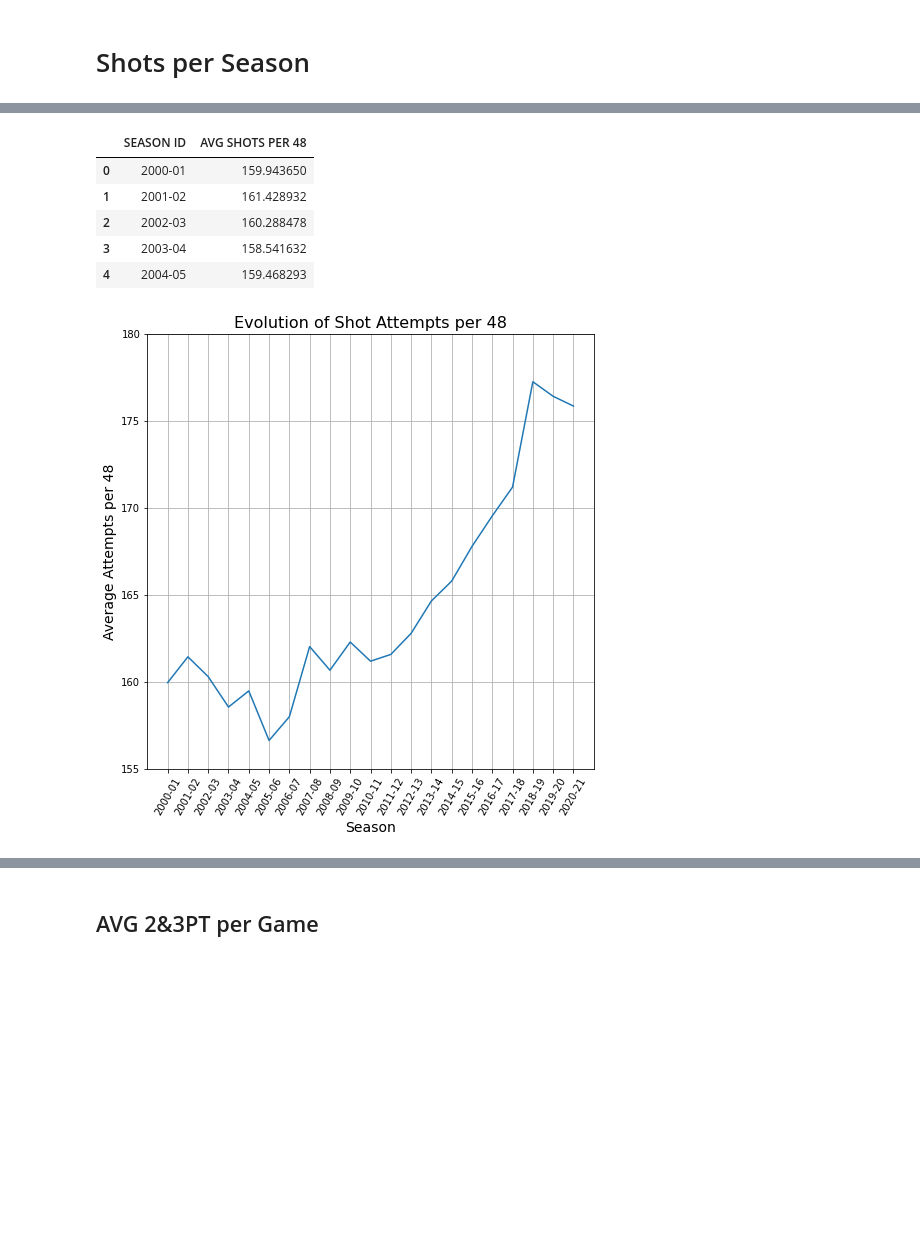
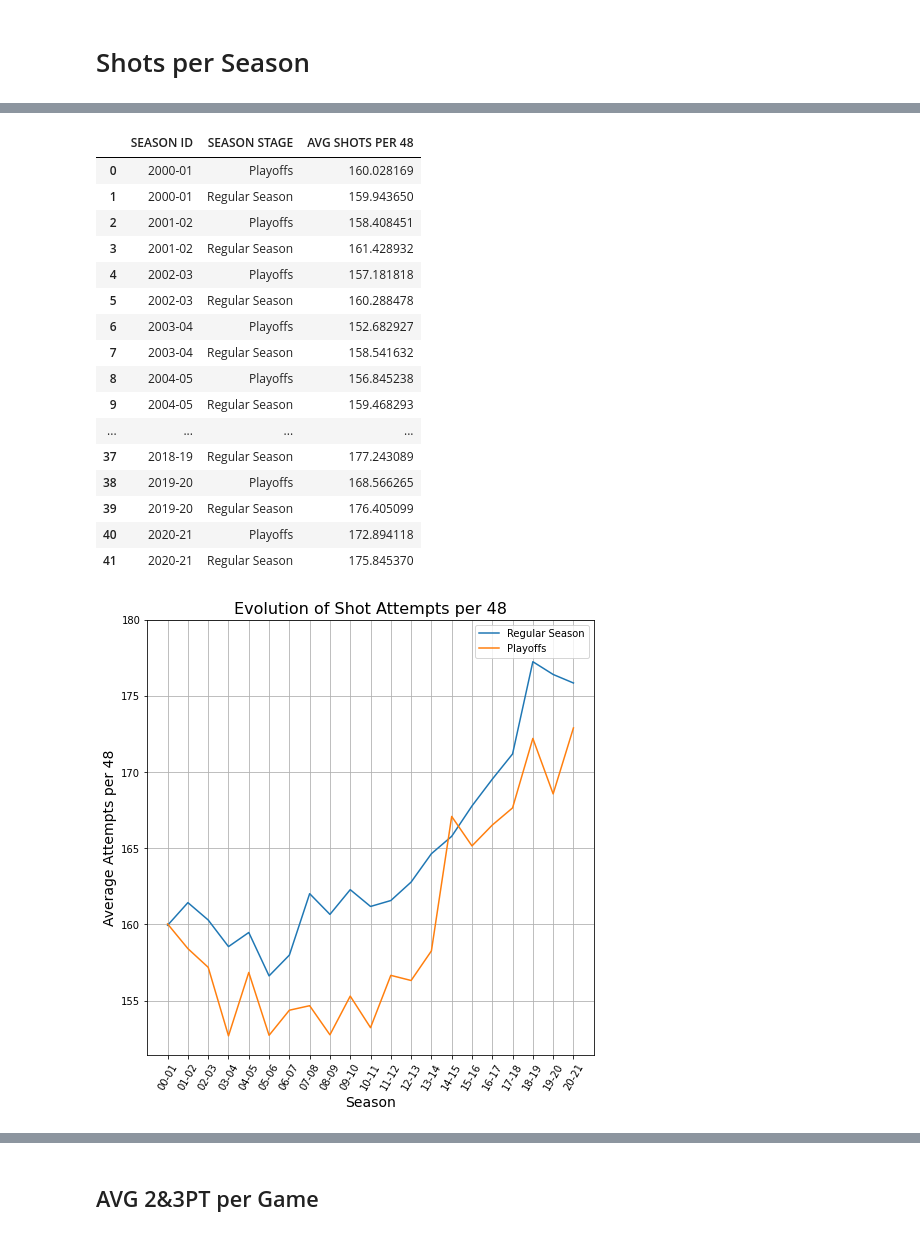
Before and after one commit to kmcsquared/TFM, a Jupyter notebook: shots.ipynb, the cells around one changed output, grey strips where cells are left out. Cells and saved outputs as stored; diff of their text form; code cells hidden in the pictures; blank space fills up the shorter version.

```diff
--- a/shots.ipynb
+++ b/shots.ipynb
@@ -95,5 +99,5 @@ import numpy as np
 # %%
 # Load all shots
-all_shots = pd.read_csv('./Data/Shots/all_shots_regular_seasons.csv', index_col=0)
+all_shots = pd.read_csv('./Data/Shots/all_shots.csv', index_col=0)
 all_shots
 # %% [output]
@@ -183,10 +213,10 @@ shots_per_48 = all_shots[all_shots['PERIOD'] <= 4]
 # Count number of 2&3PT shots in each game
 shots_per_48 = shots_per_48.groupby(['GAME ID', 'SHOT TYPE']).size().reset_index(name='COUNT')
 
-# Add season column
-shots_per_48 = shots_per_48.merge(all_shots[['SEASON ID', 'GAME ID']], on='GAME ID')
+# Add season columns
+shots_per_48 = shots_per_48.merge(all_shots[['SEASON ID', 'SEASON STAGE', 'GAME ID']], on='GAME ID')
 # Remove duplicates
 shots_per_48 = shots_per_48.drop_duplicates().reset_index(drop=True)
 
-shots_per_48.head()
+shots_per_48
 # %% [output]
@@ -199,31 +236,56 @@ shots_per_48.head()
 # %%
-# GOAL: Get average amount of shots per game (game speed?)
+# GOAL: Get average amount of shots per game
 
 # Sum number of shots in each game
-sum_shots_per_48 = shots_per_48.groupby(['GAME ID', 'SEASON ID']).sum().reset_index().drop(['SHOT TYPE'], axis=1)
+sum_shots_per_48 = shots_per_48.groupby(['GAME ID', 'SEASON ID', 'SEASON STAGE']).sum().reset_index().drop('SHOT TYPE', axis=1)
+
 # Calculate average number of shots per game for each season
-avg_shots_per_48 = sum_shots_per_48.groupby(['SEASON ID']).mean().reset_index().drop(['GAME ID'], axis=1).rename(columns={'COUNT': 'AVG SHOTS PER 48'})
+avg_shots_per_48 = sum_shots_per_48.groupby(['SEASON ID', 'SEASON STAGE']).mean().reset_index().drop(['GAME ID'], axis=1)
+avg_shots_per_48.rename(
+    columns={'COUNT': 'AVG SHOTS PER 48'},
+    inplace=True)
 
-plt.figure(figsize=(8,8))
-plt.title('Evolution of Shot Attempts per 48', fontsize=16)
-plt.xlabel('Season', fontsize=14)
-plt.ylabel('Average Attempts per 48', fontsize=14)
-plt.plot(avg_shots_per_48['SEASON ID'], avg_shots_per_48['AVG SHOTS PER 48'])
-plt.tick_params(axis='x', which='major', labelsize=10, rotation=60)
-plt.yticks(np.arange(155, 185, step=5))
-plt.grid(True)
-
-plt.savefig('./Graphs/Shots/Evolution of Shot Attempts per 48')
-
-avg_shots_per_48.head()
+avg_shots_per_48
 # %% [output]
-|  | SEASON ID | AVG SHOTS PER 48 |
-| 0 | 2000-01 | 159.943650 |
-| 1 | 2001-02 | 161.428932 |
-| 2 | 2002-03 | 160.288478 |
-| 3 | 2003-04 | 158.541632 |
-| 4 | 2004-05 | 159.468293 |
+|  | SEASON ID | SEASON STAGE | AVG SHOTS PER 48 |
+| 0 | 2000-01 | Playoffs | 160.028169 |
+| 1 | 2000-01 | Regular Season | 159.943650 |
+| 2 | 2001-02 | Playoffs | 158.408451 |
+| 3 | 2001-02 | Regular Season | 161.428932 |
+| 4 | 2002-03 | Playoffs | 157.181818 |
+| 5 | 2002-03 | Regular Season | 160.288478 |
+| 6 | 2003-04 | Playoffs | 152.682927 |
+| 7 | 2003-04 | Regular Season | 158.541632 |
+| 8 | 2004-05 | Playoffs | 156.845238 |
+| 9 | 2004-05 | Regular Season | 159.468293 |
+| ... | ... | ... | ... |
+| 37 | 2018-19 | Regular Season | 177.243089 |
+| 38 | 2019-20 | Playoffs | 168.566265 |
+| 39 | 2019-20 | Regular Season | 176.405099 |
+| 40 | 2020-21 | Playoffs | 172.894118 |
+| 41 | 2020-21 | Regular Season | 175.845370 |
-[figure, removed]
+# %%
+# Plot the table above
+plt.figure(figsize=(8,8))
+plt.title('Evolution of Shot Attempts per 48', fontsize=16)
+plt.xlabel('Season', fontsize=14)
+plt.ylabel('Average Attempts per 48', fontsize=14)
+
+# Plot regular season and playoffs separately
+for season_stage in ['Regular Season', 'Playoffs']:
+    shot_data = avg_shots_per_48[avg_shots_per_48['SEASON STAGE'] == season_stage]
+    plt.plot('SEASON ID', 'AVG SHOTS PER 48', data=shot_data, label=season_stage)
+
+x_labels = [season[2:] for season in avg_shots_per_48['SEASON ID'].unique()]
+plt.tick_params(axis='x', which='major', labelsize=10, rotation=60)
+plt.xticks(np.arange(0,21), x_labels)
+plt.yticks(np.arange(155, 185, step=5))
+plt.grid(True)
+plt.legend()
+
+plt.savefig('./Graphs/Shots/Evolution of Shot Attempts per 48')
+# %% [output]
+[figure, added]
 # %% [markdown]
 ### Results
 The graph above shows that the game speed has increased significantly throughout the years as teams are able to put more shots up in the same time frame (48mins). In the 2000-01 season a game had (on average) almost 160 shots. In today's games there are around 175 shots being taken.
```
Also changed, not shown: parts of 15 cells of this notebook, 2 other files.
